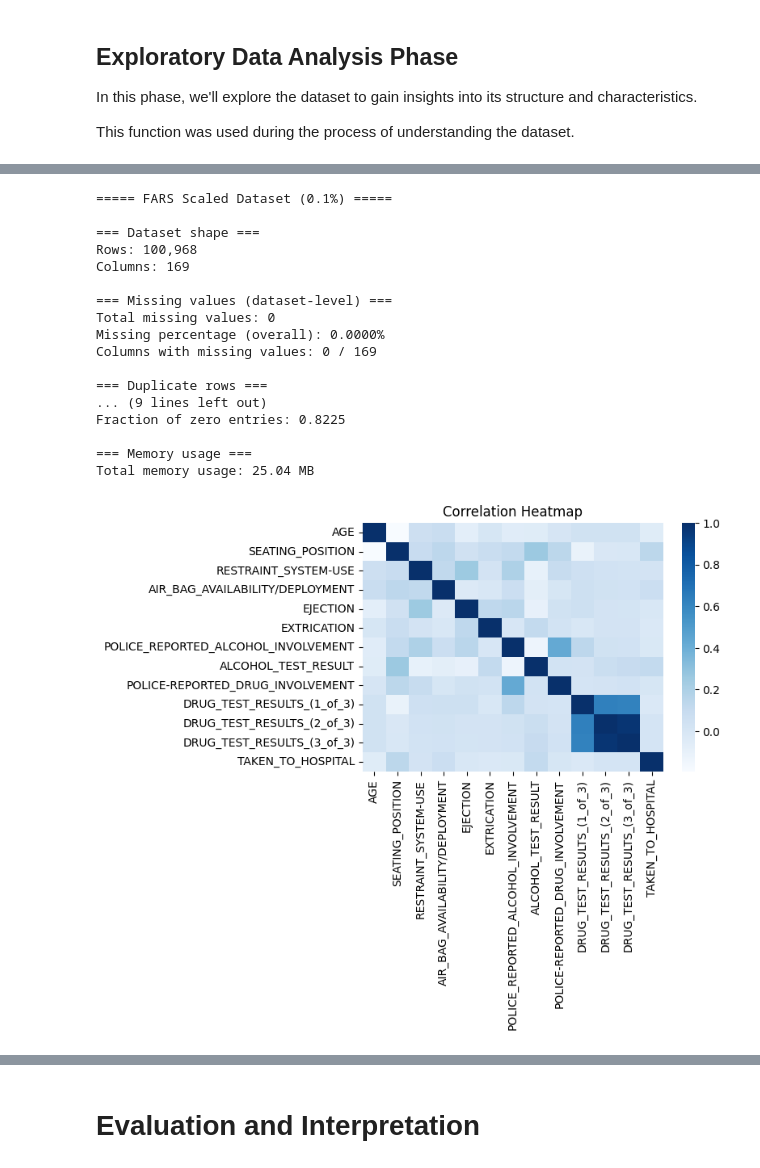
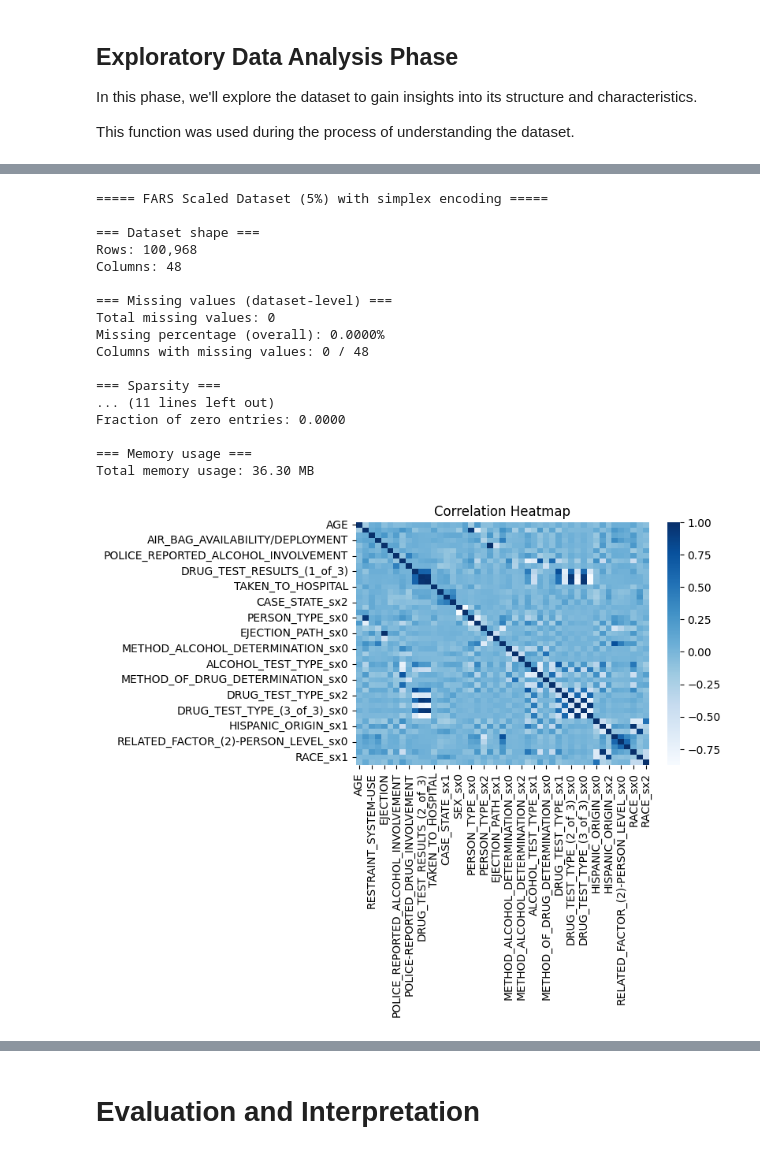
Before and after one commit to benicio-daniel/SOS_Assignment_3, a Jupyter notebook: src/MainNB.ipynb, the cells around one changed output, grey strips where cells are left out. Cells and saved outputs as stored; diff of their text form; code cells hidden in the pictures.

```diff
--- a/src/MainNB.ipynb
+++ b/src/MainNB.ipynb
@@ -722,6 +848,12 @@ def describe_dataset_v2(df: pd.DataFrame, name: str = "Dataset", top_n_missing:
     print(f"Total missing values: {total_missing:,}")
     print(f"Missing percentage (overall): {pct_missing:.4f}%")
     print(f"Columns with missing values: {cols_with_missing} / {n_cols}")
+    print()
+
+    # ---- Sparsity
+    zero_frac = (df == 0).sum().sum() / total_cells
+    print("=== Sparsity ===")
+    print(f"Fraction of zero entries: {zero_frac:.4f}")
     print()
 
     # ---- Top columns with missing values ----
@@ -789,23 +942,23 @@ Fraction of zero entries: 0.7248
 Total memory usage: 19.26 MB
 [figure]
 # %%
-describe_dataset_v2(df_fars_scaled_1per1000, name="FARS Scaled Dataset (0.1%)")
+describe_dataset_v2(df_fars_scaled_5per100_sb, name="FARS Scaled Dataset (5%) with simplex encoding")
 # %% [output]
-===== FARS Scaled Dataset (0.1%) =====
+===== FARS Scaled Dataset (5%) with simplex encoding =====
 
 === Dataset shape ===
 Rows: 100,968
-Columns: 169
+Columns: 48
 
 === Missing values (dataset-level) ===
 Total missing values: 0
 Missing percentage (overall): 0.0000%
-Columns with missing values: 0 / 169
+Columns with missing values: 0 / 48
 
-=== Duplicate rows ===
-... (9 lines left out)
-Fraction of zero entries: 0.8225
+=== Sparsity ===
+... (11 lines left out)
+Fraction of zero entries: 0.0000
 
 === Memory usage ===
-Total memory usage: 25.04 MB
+Total memory usage: 36.30 MB
-[figure, old version]
+[figure, new version]
```
Also changed, not shown: parts of 18 cells of this notebook, 12 other files.
